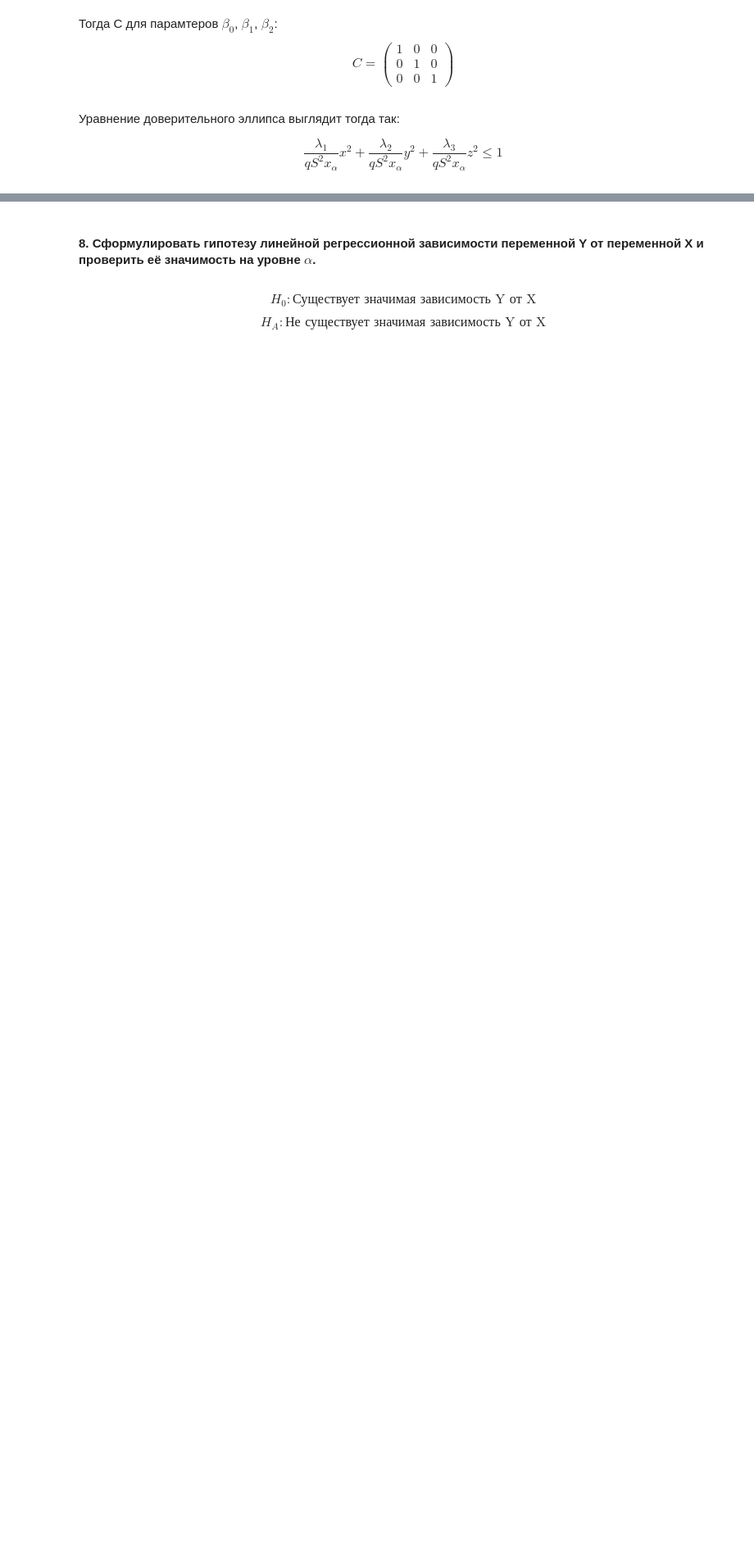
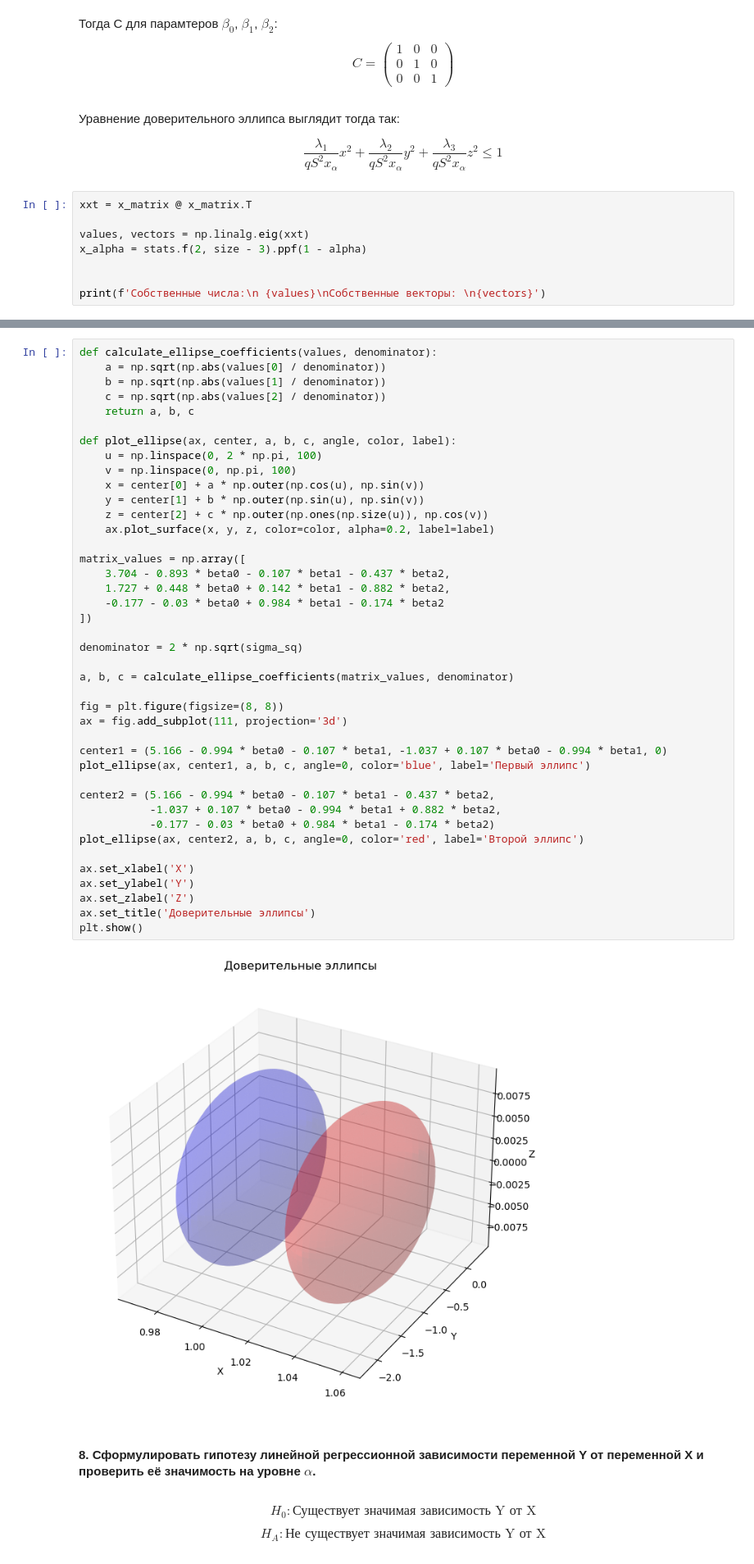
Before and after one commit to the-mvi/stat_an_gr1384-2023, a Jupyter notebook: 1384_Tapekha_VA/lab3.ipynb, the cells around one changed output, grey strips where cells are left out. Shown at 82% size. Saved outputs shown, nothing was run; the diff lists cells and outputs as text; blank space fills up the shorter version.

```diff
--- a/1384_Tapekha_VA/lab3.ipynb
+++ b/1384_Tapekha_VA/lab3.ipynb
@@ -900,3 +901,11 @@ $$
 $$
 \frac{\lambda_1}{qS^2 x_{\alpha}} x^2 + \frac{\lambda_2}{qS^2 x_{\alpha}} y^2 + \frac{\lambda_3}{qS^2 x_{\alpha}} z^2 \leq 1
 $$
+# %%
+xxt = x_matrix @ x_matrix.T
+
+values, vectors = np.linalg.eig(xxt)
+x_alpha = stats.f(2, size - 3).ppf(1 - alpha)
+
+
+print(f'Собственные числа:\n {values}\nСобственные векторы: \n{vectors}')
@@ -903,3 +945,46 @@ $$
+# %%
+def calculate_ellipse_coefficients(values, denominator):
+    a = np.sqrt(np.abs(values[0] / denominator))
+    b = np.sqrt(np.abs(values[1] / denominator))
+    c = np.sqrt(np.abs(values[2] / denominator))
+    return a, b, c
+
+def plot_ellipse(ax, center, a, b, c, angle, color, label):
+    u = np.linspace(0, 2 * np.pi, 100)
+    v = np.linspace(0, np.pi, 100)
+    x = center[0] + a * np.outer(np.cos(u), np.sin(v))
+    y = center[1] + b * np.outer(np.sin(u), np.sin(v))
+    z = center[2] + c * np.outer(np.ones(np.size(u)), np.cos(v))
+    ax.plot_surface(x, y, z, color=color, alpha=0.2, label=label)
+
+matrix_values = np.array([
+    3.704 - 0.893 * beta0 - 0.107 * beta1 - 0.437 * beta2,
+    1.727 + 0.448 * beta0 + 0.142 * beta1 - 0.882 * beta2,
+    -0.177 - 0.03 * beta0 + 0.984 * beta1 - 0.174 * beta2
+])
+
+denominator = 2 * np.sqrt(sigma_sq)
+
+a, b, c = calculate_ellipse_coefficients(matrix_values, denominator)
+
+fig = plt.figure(figsize=(8, 8))
+ax = fig.add_subplot(111, projection='3d')
+
+center1 = (5.166 - 0.994 * beta0 - 0.107 * beta1, -1.037 + 0.107 * beta0 - 0.994 * beta1, 0)
+plot_ellipse(ax, center1, a, b, c, angle=0, color='blue', label='Первый эллипс')
+
+center2 = (5.166 - 0.994 * beta0 - 0.107 * beta1 - 0.437 * beta2,
+           -1.037 + 0.107 * beta0 - 0.994 * beta1 + 0.882 * beta2,
+           -0.177 - 0.03 * beta0 + 0.984 * beta1 - 0.174 * beta2)
+plot_ellipse(ax, center2, a, b, c, angle=0, color='red', label='Второй эллипс')
+
+ax.set_xlabel('X')
+ax.set_ylabel('Y')
+ax.set_zlabel('Z')
+ax.set_title('Доверительные эллипсы')
+plt.show()
+# %% [output]
+[figure, added]
 # %% [markdown]
 #### 8. Сформулировать гипотезу линейной регрессионной зависимости переменной Y от переменной Х и проверить её значимость на уровне $\alpha$.
 # %% [markdown]
```
Also changed, not shown: parts of 7 cells of this notebook.
